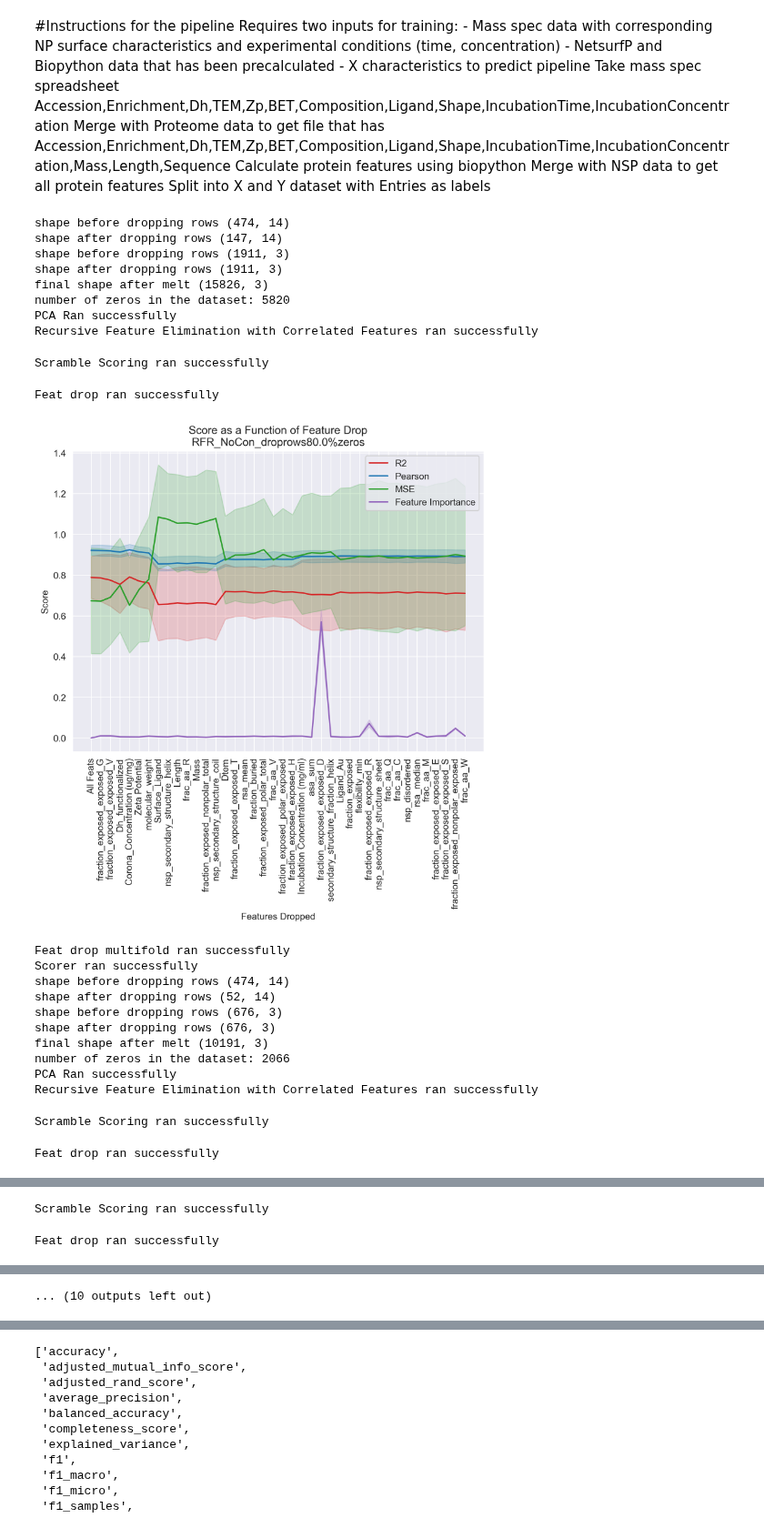
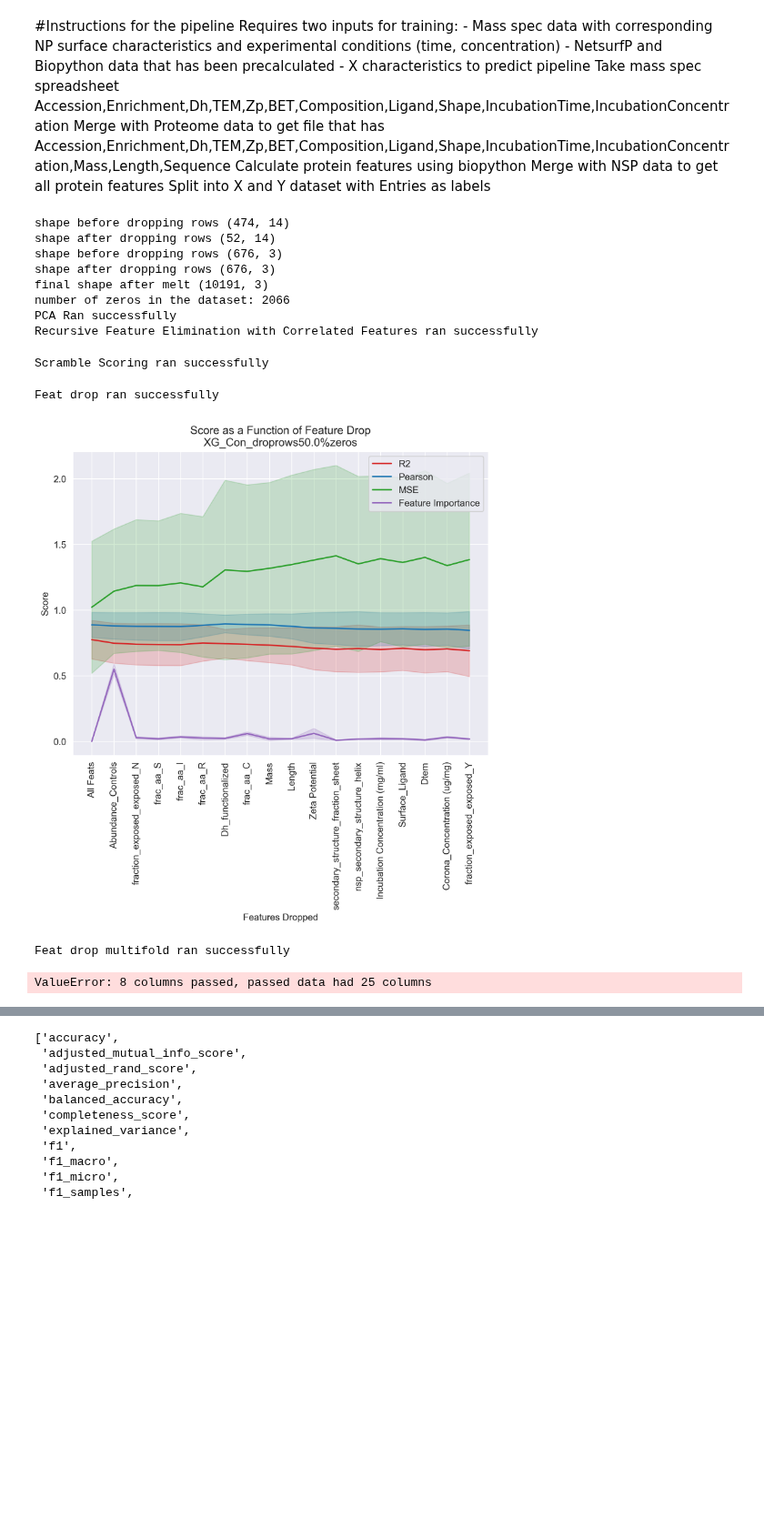
Before and after one commit to karst-poulsen/PC_ML_using_NSP, a Jupyter notebook: ML_5_pubpipe_Samples.ipynb, the cells around one changed output, grey strips where cells are left out. Shown at 91% size. Drawn from its saved outputs; the diff is of its cells as text; code cells hidden in the pictures; blank space fills up the shorter version.

```diff
--- a/ML_5_pubpipe_Samples.ipynb
+++ b/ML_5_pubpipe_Samples.ipynb
@@ -32,10 +32,11 @@ Split into X and Y dataset with Entries as labels
 # %%
 #Editable Variables
 #list of test filters
-zerosperrow = [0.8,0.5,0.3,0.2,0.1]
+zerosperrow = [0.5,0.2,0.1]
 multi_files = True  #set to false if you just want to set one  prot_abund_file
 rfecv_ = True  #True_runs RFECV
 rfe_ = True     #True runs Recursive feature elimination
+abund_controls = True # True keeps the serum as an input feature
 splits = 10     #number of splits for cross validation across QC methods and feature selection methods
 in_dir = "Input_data/Proteomic data/Abundance2/"
 prot_abund_file = 'Input_data/Proteomic data/Abundance2/Norm_Intensity _all20230403.xlsx'
@@ -44,12 +45,13 @@ controls_file = 'Input_data/Proteomic data/controls_combined.xlsx'
 uniprot_filepath = 'Input_data/BioPython_data/Combined_biopyCalcs.xlsx'
 NSPfilePath = 'Input_data/NetSurfP_data/Combined.xlsx'
 
+
 RFE_Feats = 40
-model = RandomForestRegressor(n_estimators=80)
-# model=XGBRegressor(n_estimators=100, max_depth=3, learning_rate=0.1, objective='reg:squarederror')
-
+# model = RandomForestRegressor(n_estimators=80)
+model=XGBRegressor(n_estimators=100, max_depth=3, learning_rate=0.1, objective='reg:squarederror')
+summary_tmp=[]
 for z in zerosperrow:
-    id = 'RFR_NoCon_droprows' + str(z*100) + '%zeros'
+    id = 'XG_Con_droprows' + str(z*100) + '%zeros'
     # take files in_dir and combine then into a pandas df (raw_MS_data) ###USE when combining multiple datasets####
     # melt the df to make it an accession number, NPUNID, Abundance dataset before combining
     files = os.listdir(in_dir)
@@ -139,57 +141,50 @@ for z in zerosperrow:
     df = data_complete.drop(
         ['Entry', 'Abundance', 'Sequence', 'NPID', 'Ligands', 'Protein Source', 'Sample_num', 'Unnamed: 5',
          'Raw_FileID'], axis=1)
-    df.drop(columns=['Abundance_Controls'], inplace=True)
+    if abund_controls == False:
+        df.drop(columns=['Abundance_Controls'], inplace=True)
 
     # df.to_excel("Input_data/Save_files/df_"+id+".xlsx")
     # label_abund_df.to_excel("Input_data/Save_files/label_abund"+id+".xlsx",index=False)
 
     #Run PCA to seee how data differentiates#
     PCA_plot(df,label_abund,id)
     #use recursive feature elimination with Random Forest Regression as the estimator to select top 45 important features
     if rfe_ == True:
         step = 2
         estimator = RandomForestRegressor(n_estimators=100)
         selector = RFE(estimator, n_features_to_select=RFE_Feats, step=step)
         selector = selector.fit(df, label_abund)
         selector.support_
         ranking = selector.ranking_
         feat_list = selector.get_feature_names_out()
         df = df[feat_list]
 
     #run Recursive feature elimination with cross validation
     if rfecv_ == True:
         df = RFECV_plot(df,label_abund,model,id,folds=splits,step=2)
 
     #Quality control
     scram_score(df, label_abund, model, id, 0.2)
     feat_drop(df, label_abund, model, id, 0.2)
-    feat_drop_multifold(df, label_abund, model, id, 0.2, folds=5)
-    scorer(df, label_abund, model, id, 10)
+    feat_drop_multifold(df, label_abund, model, id, 0.2, folds=splits)
+    tmp2=scorer(df, label_abund, model, id, 10)
+    summary_tmp.append(tmp2)
     lasso_feature_selection(df, label_abund, id)
-
+    summary=pd.concat(summary_tmp,axis=1)
+summary.to_excel('Output_data/'+id+'.xlsx', index=False)
 print('done')
 # %% [output]
 shape before dropping rows (474, 14)
-shape after dropping rows (147, 14)
-shape before dropping rows (1911, 3)
-shape after dropping rows (1911, 3)
-final shape after melt (15826, 3)
-number of zeros in the dataset: 5820
+shape after dropping rows (52, 14)
+shape before dropping rows (676, 3)
+shape after dropping rows (676, 3)
+final shape after melt (10191, 3)
+number of zeros in the dataset: 2066
 PCA Ran successfully
 Recursive Feature Elimination with Correlated Features ran successfully
 Scramble Scoring ran successfully
 Feat drop ran successfully
-[figure, old version]
+[figure, new version]
 Feat drop multifold ran successfully
-Scorer ran successfully
-shape before dropping rows (474, 14)
-shape after dropping rows (52, 14)
-shape before dropping rows (676, 3)
-shape after dropping rows (676, 3)
-final shape after melt (10191, 3)
-number of zeros in the dataset: 2066
-PCA Ran successfully
-Recursive Feature Elimination with Correlated Features ran successfully
-Scramble Scoring ran successfully
+ValueError: 8 columns passed, passed data had 25 columns
-Feat drop ran successfully
@@ -207,2 +190,0 @@ Recursive Feature Elimination with Correlated Features ran successfully
-Scramble Scoring ran successfully
-Feat drop ran successfully
@@ -210,4 +191,3 @@ Feat drop ran successfully
-... (10 outputs left out)
 # %%
 from sklearn.model_selection import StratifiedKFold
 kfold = StratifiedKFold(n_splits=10, shuffle=True, random_state=42)
```
Also changed, not shown: parts of 2 cells of this notebook, 1 other file.
